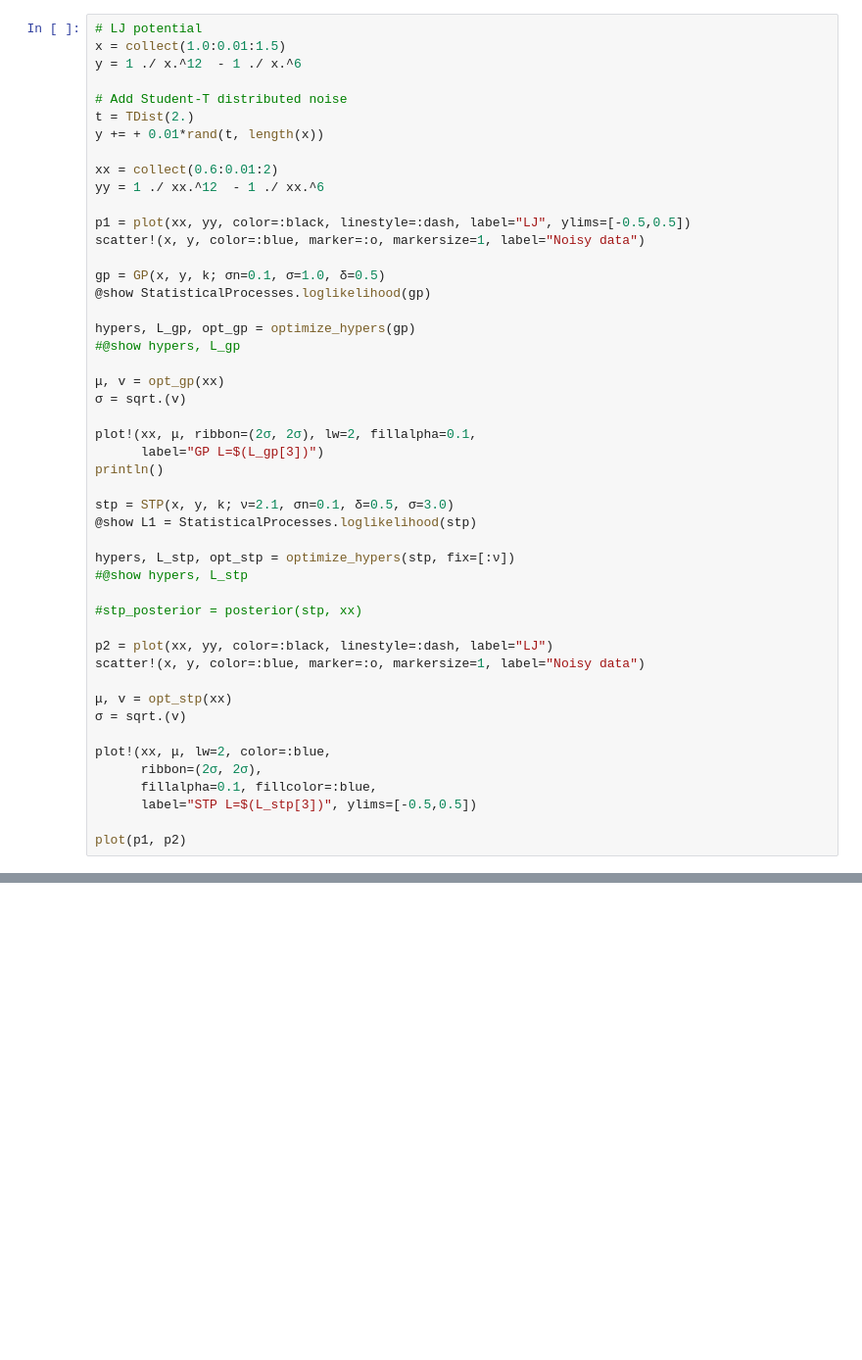
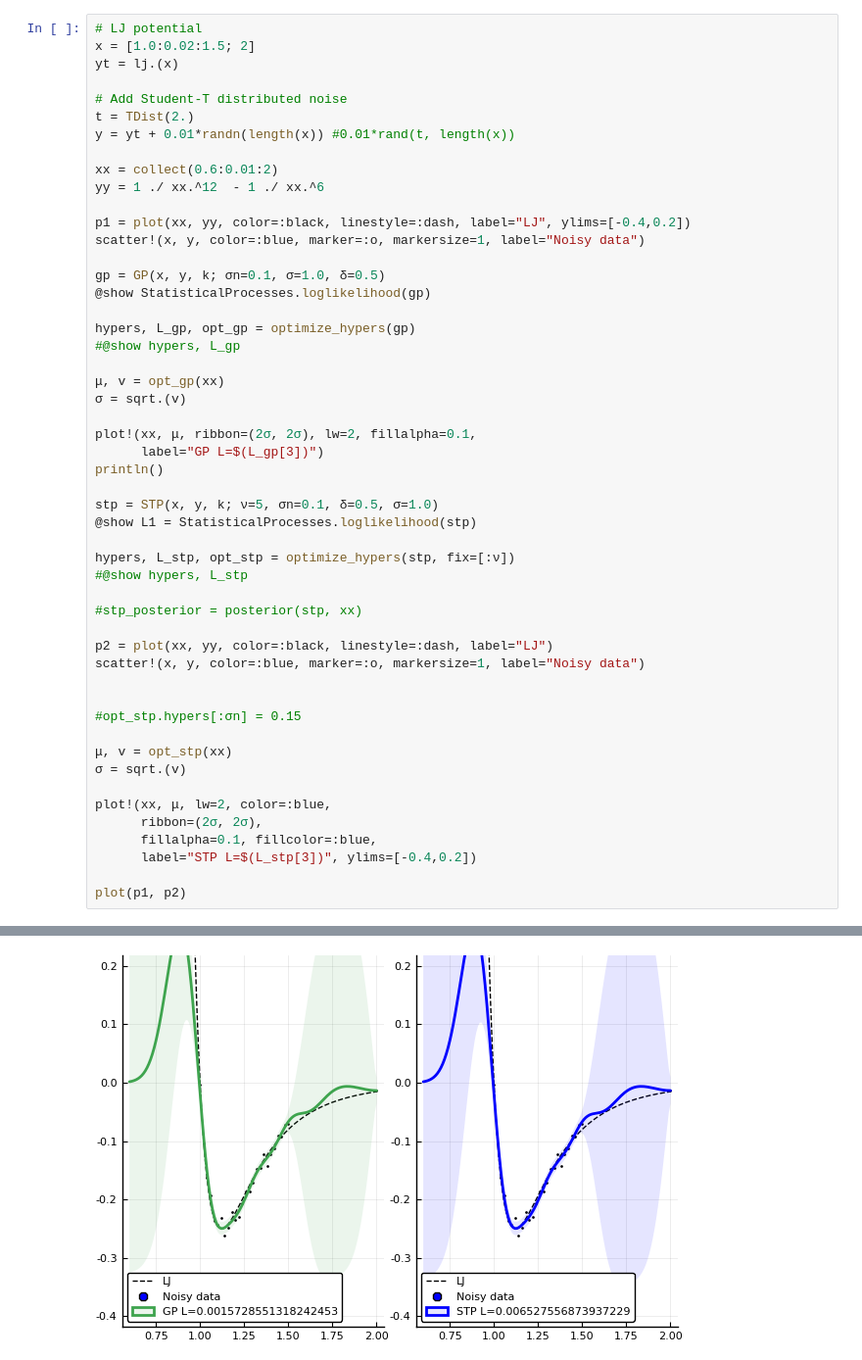
Before and after one commit to jameskermode/StatisticalProcesses, a Jupyter notebook: notebooks/GP-vs-STP.ipynb, the cells around one changed output, grey strips where cells are left out. Shown at 98% size. Saved outputs shown, nothing was run; the diff lists cells and outputs as text; blank space fills up the shorter version.

```diff
--- a/notebooks/GP-vs-STP.ipynb
+++ b/notebooks/GP-vs-STP.ipynb
@@ -20,16 +25,16 @@ k (generic function with 1 method)
 # %%
 # LJ potential
-x = collect(1.0:0.01:1.5)
-y = 1 ./ x.^12  - 1 ./ x.^6
+x = [1.0:0.02:1.5; 2]
+yt = lj.(x)
 
 # Add Student-T distributed noise
 t = TDist(2.)
-y += + 0.01*rand(t, length(x))
+y = yt + 0.01*randn(length(x)) #0.01*rand(t, length(x))
 
 xx = collect(0.6:0.01:2)
 yy = 1 ./ xx.^12  - 1 ./ xx.^6
 
-p1 = plot(xx, yy, color=:black, linestyle=:dash, label="LJ", ylims=[-0.5,0.5])
+p1 = plot(xx, yy, color=:black, linestyle=:dash, label="LJ", ylims=[-0.4,0.2])
 scatter!(x, y, color=:blue, marker=:o, markersize=1, label="Noisy data")
 
 gp = GP(x, y, k; σn=0.1, σ=1.0, δ=0.5)
@@ -45,7 +50,7 @@ plot!(xx, μ, ribbon=(2σ, 2σ), lw=2, fillalpha=0.1,
       label="GP L=$(L_gp[3])")
 println()
 
-stp = STP(x, y, k; ν=2.1, σn=0.1, δ=0.5, σ=3.0)
+stp = STP(x, y, k; ν=5, σn=0.1, δ=0.5, σ=1.0)
 @show L1 = StatisticalProcesses.loglikelihood(stp)
 
 hypers, L_stp, opt_stp = optimize_hypers(stp, fix=[:ν])
@@ -56,13 +61,16 @@ hypers, L_stp, opt_stp = optimize_hypers(stp, fix=[:ν])
 p2 = plot(xx, yy, color=:black, linestyle=:dash, label="LJ")
 scatter!(x, y, color=:blue, marker=:o, markersize=1, label="Noisy data")
 
+
+#opt_stp.hypers[:σn] = 0.15
+
 μ, v = opt_stp(xx)
 σ = sqrt.(v)
 
 plot!(xx, μ, lw=2, color=:blue,
       ribbon=(2σ, 2σ),
       fillalpha=0.1, fillcolor=:blue,
-      label="STP L=$(L_stp[3])", ylims=[-0.5,0.5])
+      label="STP L=$(L_stp[3])", ylims=[-0.4,0.2])
 
 plot(p1, p2)
 # %% [output]
@@ -85,0 +94 @@ Marginal likelihood (Laplace approximation): 1.1926026987335687
+[figure, added]
```
Also changed, not shown: parts of 13 cells of this notebook, 1 other file.
